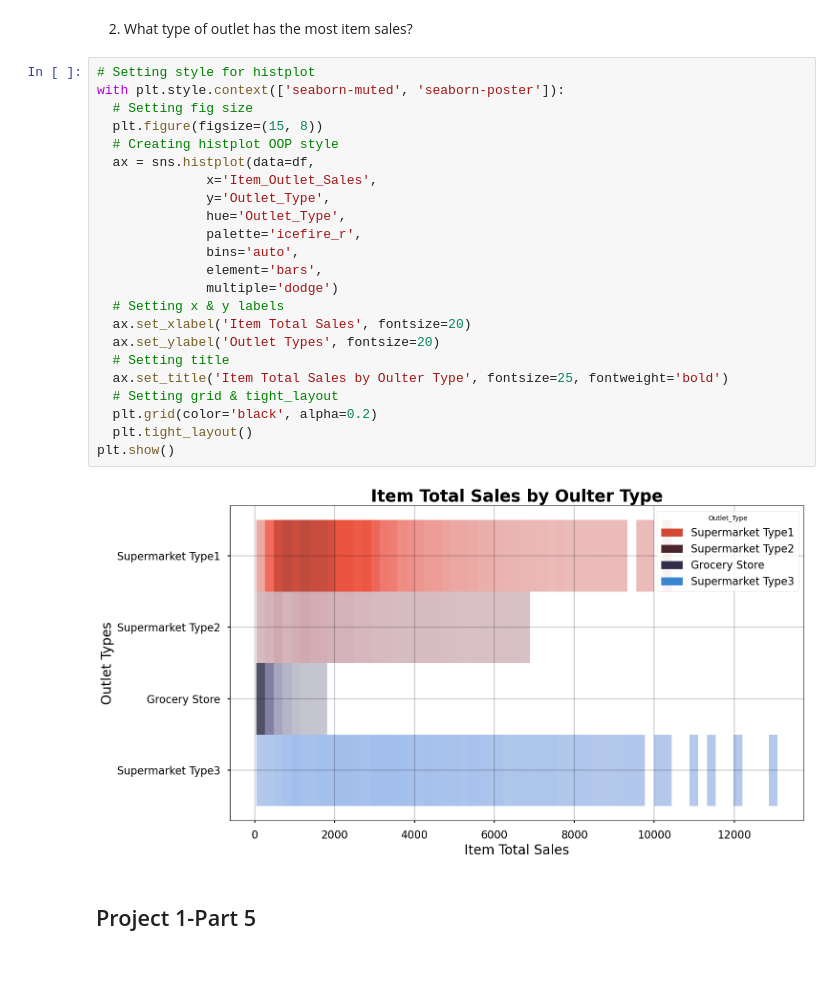
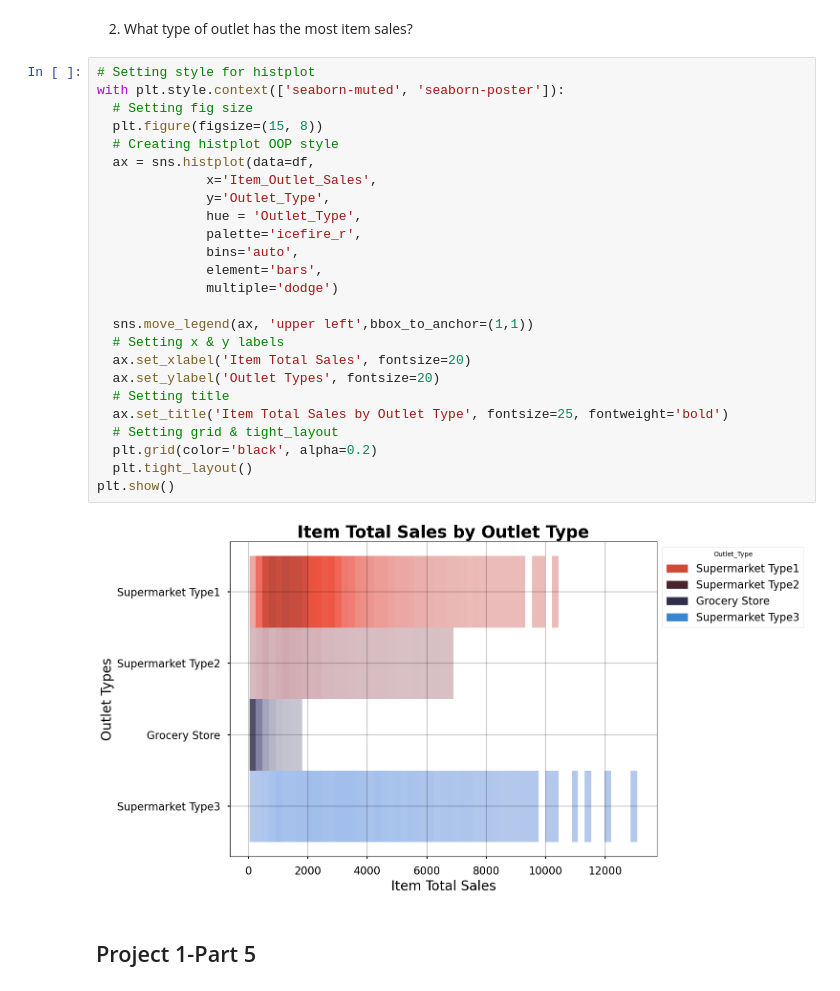
Before and after one commit to zeekwired/sales-predictions, a Jupyter notebook: sale-Prodictions (1).ipynb, the cells around one changed output. Saved outputs shown, nothing was run; the diff lists cells and outputs as text.

```diff
--- a/sale-Prodictions (1).ipynb
+++ b/sale-Prodictions (1).ipynb
@@ -342,28 +359,30 @@ plt.show()
 # %%
 # Setting style for histplot
 with plt.style.context(['seaborn-muted', 'seaborn-poster']):
   # Setting fig size
   plt.figure(figsize=(15, 8))
   # Creating histplot OOP style
   ax = sns.histplot(data=df,
               x='Item_Outlet_Sales',
               y='Outlet_Type',
-              hue='Outlet_Type',
+              hue = 'Outlet_Type',
               palette='icefire_r',
               bins='auto',
               element='bars',
               multiple='dodge')
+
+  sns.move_legend(ax, 'upper left',bbox_to_anchor=(1,1))
   # Setting x & y labels
   ax.set_xlabel('Item Total Sales', fontsize=20)
   ax.set_ylabel('Outlet Types', fontsize=20)
   # Setting title
-  ax.set_title('Item Total Sales by Oulter Type', fontsize=25, fontweight='bold')
+  ax.set_title('Item Total Sales by Outlet Type', fontsize=25, fontweight='bold')
   # Setting grid & tight_layout
   plt.grid(color='black', alpha=0.2)
   plt.tight_layout()
 plt.show()
 # %% [output]
-[figure, old version]
+[figure, new version]
 # %% [markdown]
 ## Project 1-Part 5
 # %% [markdown]
```
Also changed, not shown: parts of 14 cells of this notebook.
